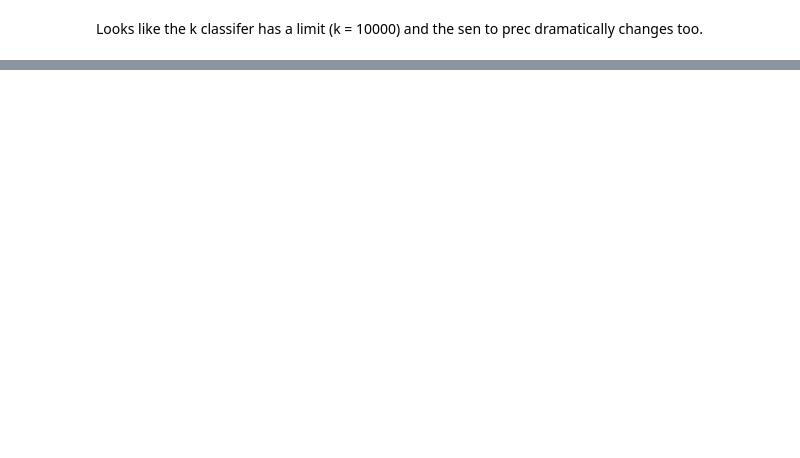
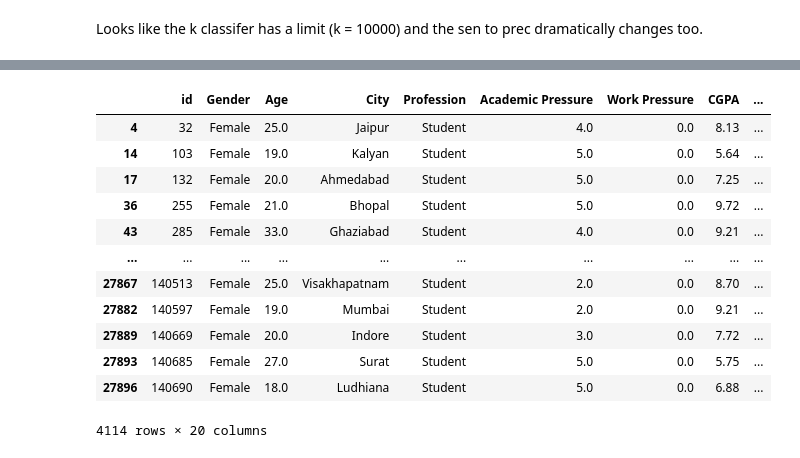
Before and after one commit to EAduAgyei/TDSProject2025, a Jupyter notebook: TDSProjectSD2025.ipynb, the cells around one changed output, grey strips where cells are left out. Saved outputs shown, nothing was run; the diff lists cells and outputs as text; code cells hidden in the pictures; blank space fills up the shorter version.

```diff
--- a/TDSProjectSD2025.ipynb
+++ b/TDSProjectSD2025.ipynb
@@ -615,0 +488,10 @@ Looks like the k classifer has a limit (k = 10000) and the sen to prec dramatica
+# %%
+scaler = MinMaxScaler()
+# %%
+x_scaled = scaler.fit_transform(x)
+# %%
+kmeans_scaled = KMeans(n_clusters = 5)
+kmeans_scaled.fit(x_scaled)
+clusters_scaled = kmeans_scaled.predict(x_scaled)
+# %%
+depression4["scaled_clusters"] = clusters_scaled
@@ -615,0 +503,16 @@ Looks like the k classifer has a limit (k = 10000) and the sen to prec dramatica
+# %%
+depression4[depression4["scaled_clusters"] == 0]
+# %% [output]
+|  | id | Gender | Age | City | Profession | Academic Pressure | Work Pressure | CGPA | ... |
+| 4 | 32 | Female | 25.0 | Jaipur | Student | 4.0 | 0.0 | 8.13 | ... |
+| 14 | 103 | Female | 19.0 | Kalyan | Student | 5.0 | 0.0 | 5.64 | ... |
+| 17 | 132 | Female | 20.0 | Ahmedabad | Student | 5.0 | 0.0 | 7.25 | ... |
+| 36 | 255 | Female | 21.0 | Bhopal | Student | 5.0 | 0.0 | 9.72 | ... |
+| 43 | 285 | Female | 33.0 | Ghaziabad | Student | 4.0 | 0.0 | 9.21 | ... |
+| ... | ... | ... | ... | ... | ... | ... | ... | ... | ... |
+| 27867 | 140513 | Female | 25.0 | Visakhapatnam | Student | 2.0 | 0.0 | 8.70 | ... |
+| 27882 | 140597 | Female | 19.0 | Mumbai | Student | 2.0 | 0.0 | 9.21 | ... |
+| 27889 | 140669 | Female | 20.0 | Indore | Student | 3.0 | 0.0 | 7.72 | ... |
+| 27893 | 140685 | Female | 27.0 | Surat | Student | 5.0 | 0.0 | 5.75 | ... |
+| 27896 | 140690 | Female | 18.0 | Ludhiana | Student | 5.0 | 0.0 | 6.88 | ... |
+4114 rows × 20 columns
```
Also changed, not shown: parts of 67 cells of this notebook.
